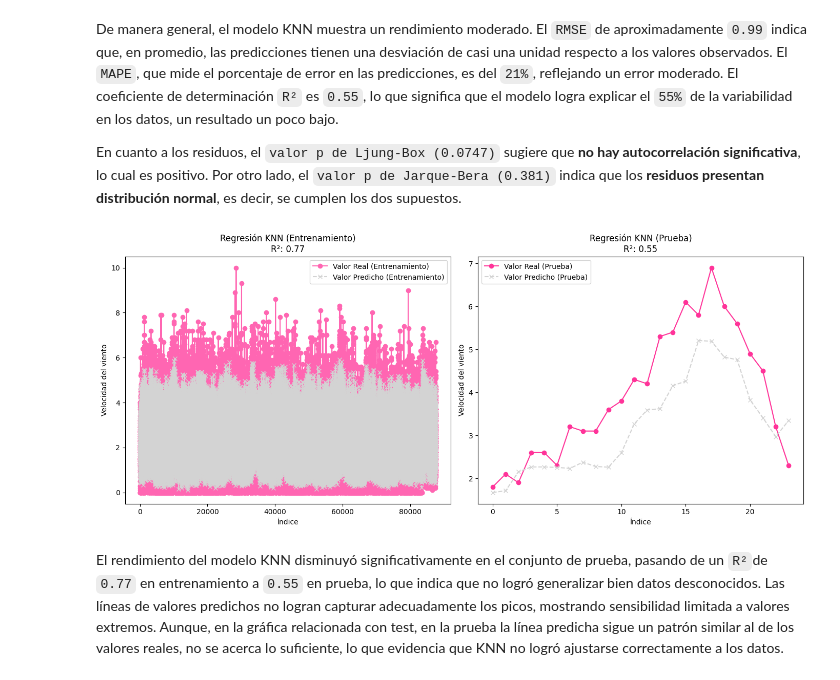
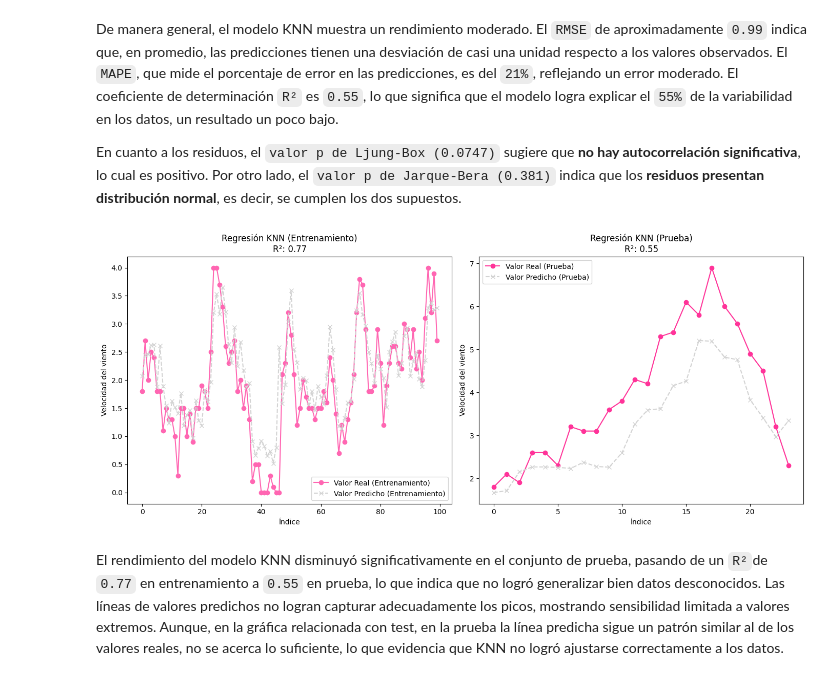
Before and after one commit to valecabrera21/ProyectoFinalML, a Jupyter notebook: _sources/Modelos.ipynb, the cells around one changed output. Cells and saved outputs as stored; diff of their text form; code cells hidden in the pictures.

```diff
--- a/_sources/Modelos.ipynb
+++ b/_sources/Modelos.ipynb
@@ -155,36 +155,37 @@ De manera general, el modelo KNN muestra un rendimiento moderado. El `RMSE` de a
 
 En cuanto a los residuos, el `valor p de Ljung-Box (0.0747)` sugiere que **no hay autocorrelación significativa**, lo cual es positivo. Por otro lado, el `valor p de Jarque-Bera (0.381)` indica que los **residuos presentan distribución normal**, es decir, se cumplen los dos supuestos.
 # %%
+n_display = 100
 plt.figure(figsize=(14, 6))
 
 ypredtrainknn = knn.predict(X_train)
 rmsetrainknn = mean_squared_error(y_train, ypredtrainknn, squared=False)
 mapetrainknn = MAPE(y_train, ypredtrainknn)
 r2trainknn = r2_score(y_train, ypredtrainknn)
 
 # Gráfico para el conjunto de entrenamiento
 plt.subplot(1, 2, 1)
-plt.plot(range(len(y_train)), y_train, label="Valor Real (Entrenamiento)", color='#FF66B2', linestyle='-', marker='o')
-plt.plot(range(len(ypredtrainknn)), ypredtrainknn, label="Valor Predicho (Entrenamiento)", color='#D3D3D3', linestyle='--', marker='x')
+plt.plot(range(n_display), y_train[:n_display], label="Valor Real (Entrenamiento)", color='#FF66B2', linestyle='-', marker='o')
+plt.plot(range(n_display), ypredtrainknn[:n_display], label="Valor Predicho (Entrenamiento)", color='#D3D3D3', linestyle='--', marker='x')
 plt.xlabel("Índice")
 plt.ylabel("Velocidad del viento")
 plt.title(f"Regresión KNN (Entrenamiento)\nR²: {r2trainknn:.2f}")
 plt.legend()
 
 # Gráfico para el conjunto de prueba
 plt.subplot(1, 2, 2)
 plt.plot(range(len(y_test)), y_test, label="Valor Real (Prueba)", color='#FF3399', linestyle='-', marker='o')
 plt.plot(range(len(ypredknn)), ypredknn, label="Valor Predicho (Prueba)", color='#D3D3D3', linestyle='--', marker='x')
 plt.xlabel("Índice")
 plt.ylabel("Velocidad del viento")
 plt.title(f"Regresión KNN (Prueba)\nR²: {r2knn:.2f}")
 plt.legend()
 
 # Mostrar gráfico
 plt.tight_layout()
 plt.show()
 # %% [output]
-[figure, old version]
+[figure, new version]
 # %% [markdown]
 El rendimiento del modelo KNN disminuyó significativamente en el conjunto de prueba, pasando de un `R²`de `0.77` en entrenamiento a `0.55` en prueba, lo que indica que no logró generalizar bien datos desconocidos. Las líneas de valores predichos no logran capturar adecuadamente los picos, mostrando sensibilidad limitada a valores extremos. Aunque, en la gráfica relacionada con test, en la prueba la línea predicha sigue un patrón similar al de los valores reales, no se acerca lo suficiente, lo que evidencia que KNN no logró ajustarse correctamente a los datos.
 # %%
```
Also changed, not shown: parts of 25 cells of this notebook, 15 other files.
